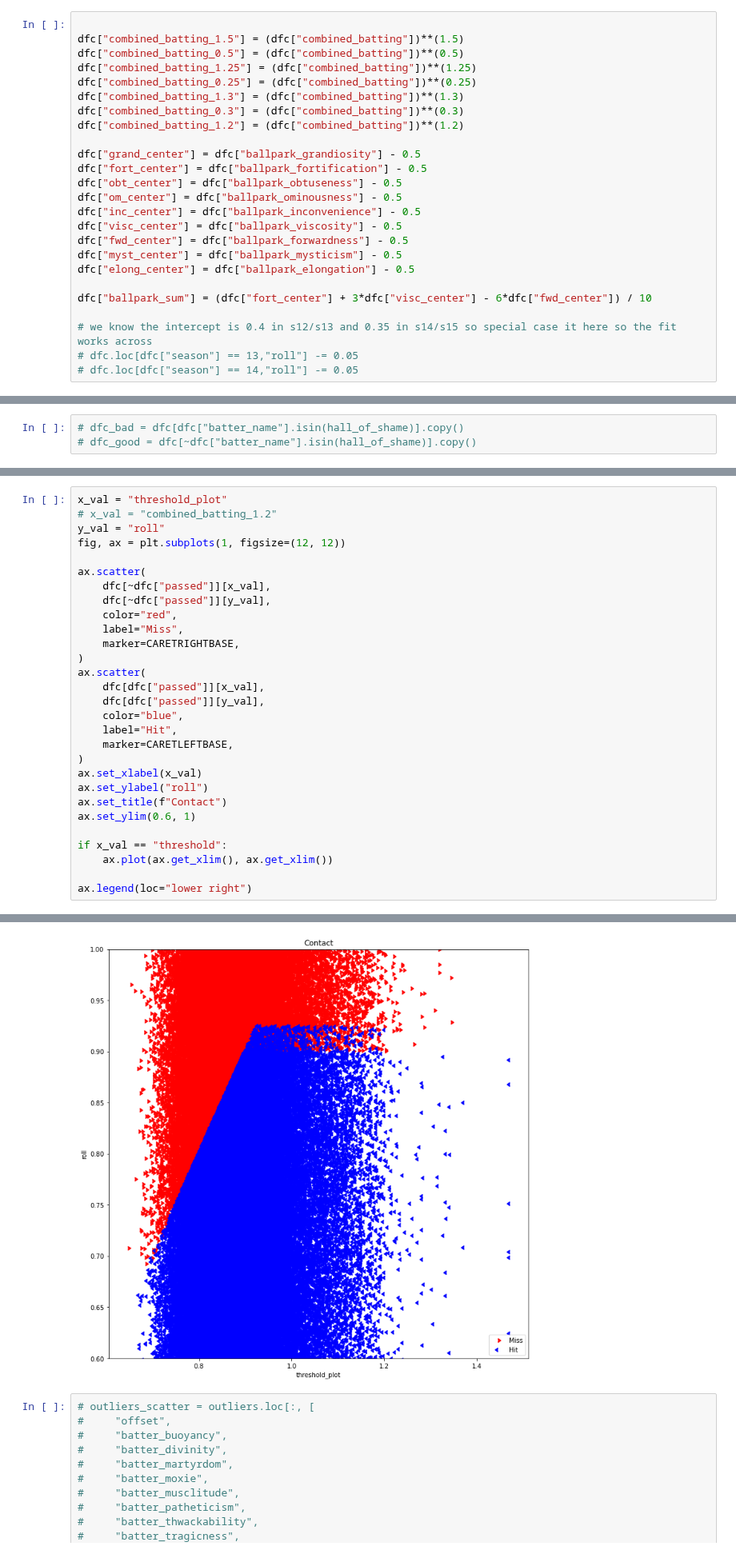
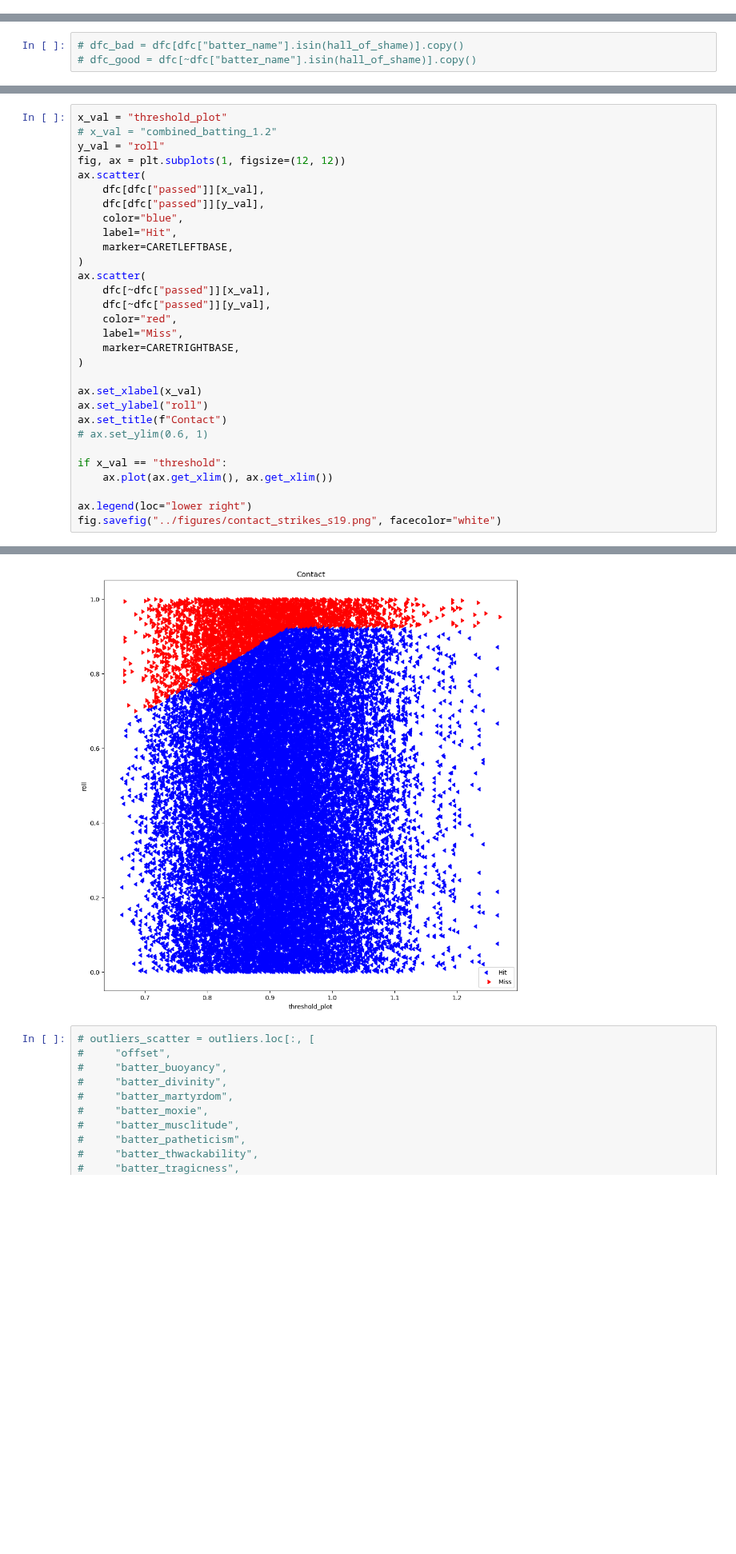
Before and after one commit to xSke/resim, a Jupyter notebook: notebooks/contact_on_strikes.ipynb, the cells around one changed output, grey strips where cells are left out. Shown at 80% size. Cells and saved outputs as stored; diff of their text form; blank space fills up the shorter version.

```diff
--- a/notebooks/contact_on_strikes.ipynb
+++ b/notebooks/contact_on_strikes.ipynb
@@ -114,25 +165,0 @@ dfc.loc[dfc["passed"], "roll"].max()
-# %%
-
-dfc["combined_batting_1.5"] = (dfc["combined_batting"])**(1.5)
-dfc["combined_batting_0.5"] = (dfc["combined_batting"])**(0.5)
-dfc["combined_batting_1.25"] = (dfc["combined_batting"])**(1.25)
-dfc["combined_batting_0.25"] = (dfc["combined_batting"])**(0.25)
-dfc["combined_batting_1.3"] = (dfc["combined_batting"])**(1.3)
-dfc["combined_batting_0.3"] = (dfc["combined_batting"])**(0.3)
-dfc["combined_batting_1.2"] = (dfc["combined_batting"])**(1.2)
-
-dfc["grand_center"] = dfc["ballpark_grandiosity"] - 0.5
-dfc["fort_center"] = dfc["ballpark_fortification"] - 0.5
-dfc["obt_center"] = dfc["ballpark_obtuseness"] - 0.5
-dfc["om_center"] = dfc["ballpark_ominousness"] - 0.5
-dfc["inc_center"] = dfc["ballpark_inconvenience"] - 0.5
-dfc["visc_center"] = dfc["ballpark_viscosity"] - 0.5
-dfc["fwd_center"] = dfc["ballpark_forwardness"] - 0.5
-dfc["myst_center"] = dfc["ballpark_mysticism"] - 0.5
-dfc["elong_center"] = dfc["ballpark_elongation"] - 0.5
-
-dfc["ballpark_sum"] = (dfc["fort_center"] + 3*dfc["visc_center"] - 6*dfc["fwd_center"]) / 10
-
-# we know the intercept is 0.4 in s12/s13 and 0.35 in s14/s15 so special case it here so the fit works across
-# dfc.loc[dfc["season"] == 13,"roll"] -= 0.05
-# dfc.loc[dfc["season"] == 14,"roll"] -= 0.05
@@ -351,7 +471,13 @@ x_val = "threshold_plot"
 # x_val = "combined_batting_1.2"
 y_val = "roll"
 fig, ax = plt.subplots(1, figsize=(12, 12))
-
+ax.scatter(
+    dfc[dfc["passed"]][x_val],
+    dfc[dfc["passed"]][y_val],
+    color="blue",
+    label="Hit",
+    marker=CARETLEFTBASE,
+)
 ax.scatter(
     dfc[~dfc["passed"]][x_val],
     dfc[~dfc["passed"]][y_val],
@@ -359,20 +485,15 @@ ax.scatter(
     label="Miss",
     marker=CARETRIGHTBASE,
 )
-ax.scatter(
-    dfc[dfc["passed"]][x_val],
-    dfc[dfc["passed"]][y_val],
-    color="blue",
-    label="Hit",
-    marker=CARETLEFTBASE,
-)
+
 ax.set_xlabel(x_val)
 ax.set_ylabel("roll")
 ax.set_title(f"Contact")
-ax.set_ylim(0.6, 1)
+# ax.set_ylim(0.6, 1)
 
 if x_val == "threshold":
     ax.plot(ax.get_xlim(), ax.get_xlim())
 
 ax.legend(loc="lower right")
+fig.savefig("../figures/contact_strikes_s19.png", facecolor="white")
 # %% [output]
@@ -380,4 +500,4 @@ ax.legend(loc="lower right")
-[figure, old version]
+[figure, new version]
 # %%
 # outliers_scatter = outliers.loc[:, [
 #     "offset",
```
Also changed, not shown: parts of 25 cells of this notebook.
